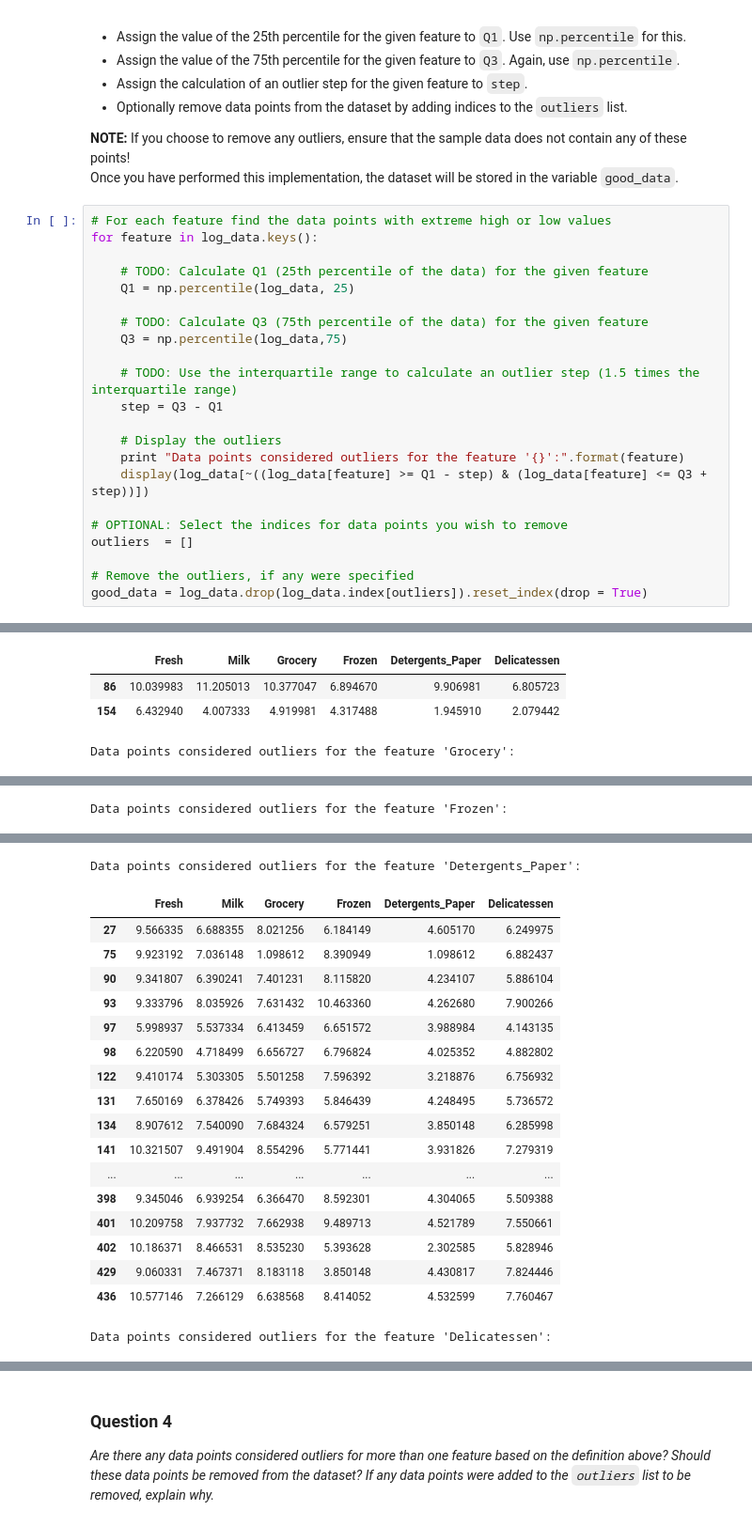
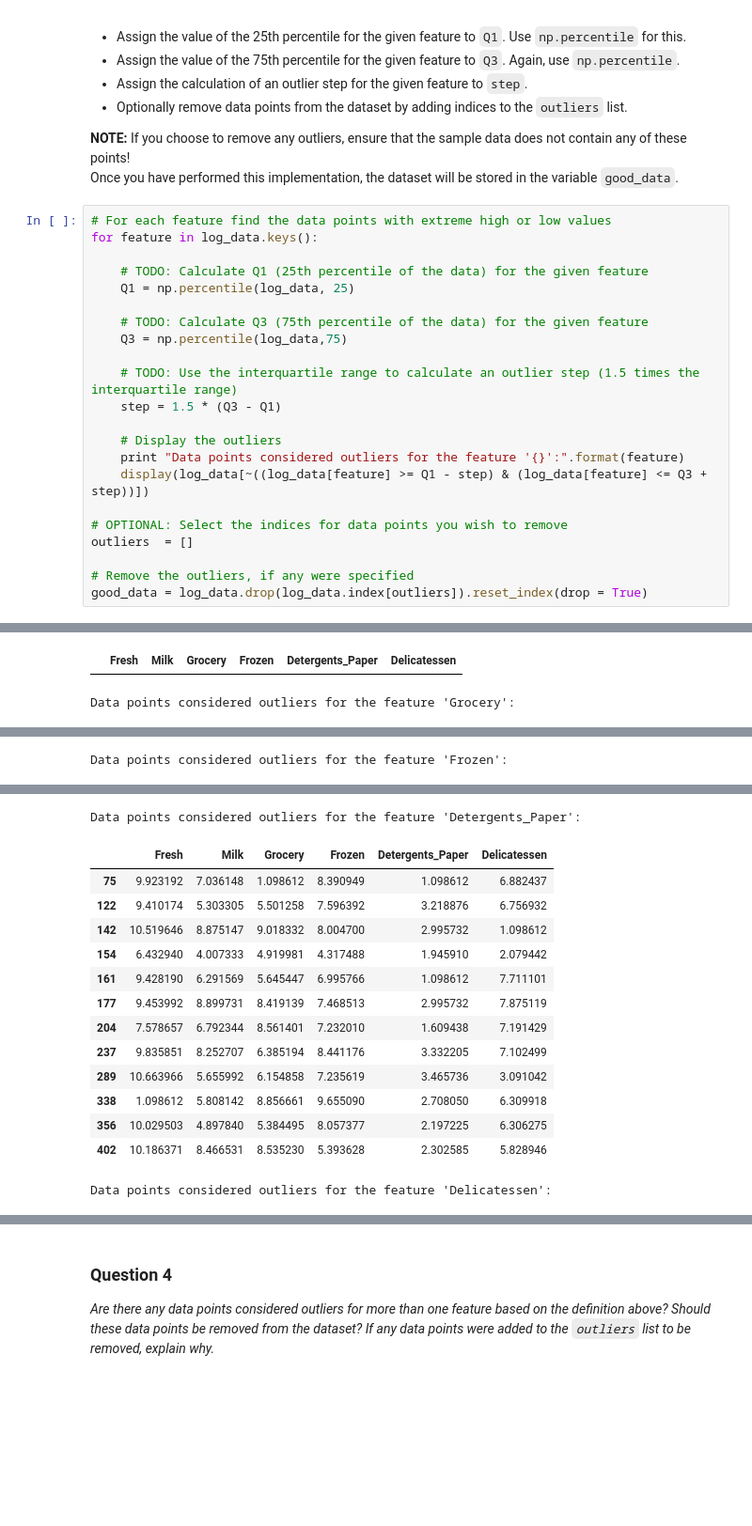
Before and after one commit to leviking/machine-learning, a Jupyter notebook: projects/customer_segments/customer_segments.ipynb, the cells around one changed output, grey strips where cells are left out. Shown at 94% size. Saved outputs shown, nothing was run; the diff lists cells and outputs as text; blank space fills up the shorter version.

```diff
--- a/projects/customer_segments/customer_segments.ipynb
+++ b/projects/customer_segments/customer_segments.ipynb
@@ -208,7 +208,7 @@ for feature in log_data.keys():
     Q3 = np.percentile(log_data,75)
 
     # TODO: Use the interquartile range to calculate an outlier step (1.5 times the interquartile range)
-    step = Q3 - Q1
+    step = 1.5 * (Q3 - Q1)
 
     # Display the outliers
     print "Data points considered outliers for the feature '{}':".format(feature)
@@ -239,6 +230,4 @@ Data points considered outliers for the feature 'Fresh':
 Data points considered outliers for the feature 'Milk':
 |  | Fresh | Milk | Grocery | Frozen | Detergents_Paper | Delicatessen |
-| 86 | 10.039983 | 11.205013 | 10.377047 | 6.894670 | 9.906981 | 6.805723 |
-| 154 | 6.432940 | 4.007333 | 4.919981 | 4.317488 | 1.945910 | 2.079442 |
 Data points considered outliers for the feature 'Grocery':
 |  | Fresh | Milk | Grocery | Frozen | Detergents_Paper | Delicatessen |
@@ -267,20 +240,16 @@ Data points considered outliers for the feature 'Frozen':
 Data points considered outliers for the feature 'Detergents_Paper':
 |  | Fresh | Milk | Grocery | Frozen | Detergents_Paper | Delicatessen |
-| 27 | 9.566335 | 6.688355 | 8.021256 | 6.184149 | 4.605170 | 6.249975 |
 | 75 | 9.923192 | 7.036148 | 1.098612 | 8.390949 | 1.098612 | 6.882437 |
-| 90 | 9.341807 | 6.390241 | 7.401231 | 8.115820 | 4.234107 | 5.886104 |
-| 93 | 9.333796 | 8.035926 | 7.631432 | 10.463360 | 4.262680 | 7.900266 |
-| 97 | 5.998937 | 5.537334 | 6.413459 | 6.651572 | 3.988984 | 4.143135 |
-| 98 | 6.220590 | 4.718499 | 6.656727 | 6.796824 | 4.025352 | 4.882802 |
 | 122 | 9.410174 | 5.303305 | 5.501258 | 7.596392 | 3.218876 | 6.756932 |
-| 131 | 7.650169 | 6.378426 | 5.749393 | 5.846439 | 4.248495 | 5.736572 |
-| 134 | 8.907612 | 7.540090 | 7.684324 | 6.579251 | 3.850148 | 6.285998 |
-| 141 | 10.321507 | 9.491904 | 8.554296 | 5.771441 | 3.931826 | 7.279319 |
-| ... | ... | ... | ... | ... | ... | ... |
-| 398 | 9.345046 | 6.939254 | 6.366470 | 8.592301 | 4.304065 | 5.509388 |
-| 401 | 10.209758 | 7.937732 | 7.662938 | 9.489713 | 4.521789 | 7.550661 |
+| 142 | 10.519646 | 8.875147 | 9.018332 | 8.004700 | 2.995732 | 1.098612 |
+| 154 | 6.432940 | 4.007333 | 4.919981 | 4.317488 | 1.945910 | 2.079442 |
+| 161 | 9.428190 | 6.291569 | 5.645447 | 6.995766 | 1.098612 | 7.711101 |
+| 177 | 9.453992 | 8.899731 | 8.419139 | 7.468513 | 2.995732 | 7.875119 |
+| 204 | 7.578657 | 6.792344 | 8.561401 | 7.232010 | 1.609438 | 7.191429 |
+| 237 | 9.835851 | 8.252707 | 6.385194 | 8.441176 | 3.332205 | 7.102499 |
+| 289 | 10.663966 | 5.655992 | 6.154858 | 7.235619 | 3.465736 | 3.091042 |
+| 338 | 1.098612 | 5.808142 | 8.856661 | 9.655090 | 2.708050 | 6.309918 |
+| 356 | 10.029503 | 4.897840 | 5.384495 | 8.057377 | 2.197225 | 6.306275 |
 | 402 | 10.186371 | 8.466531 | 8.535230 | 5.393628 | 2.302585 | 5.828946 |
-| 429 | 9.060331 | 7.467371 | 8.183118 | 3.850148 | 4.430817 | 7.824446 |
-| 436 | 10.577146 | 7.266129 | 6.638568 | 8.414052 | 4.532599 | 7.760467 |
 Data points considered outliers for the feature 'Delicatessen':
 |  | Fresh | Milk | Grocery | Frozen | Detergents_Paper | Delicatessen |
```
Also changed, not shown: parts of 2 cells of this notebook.
